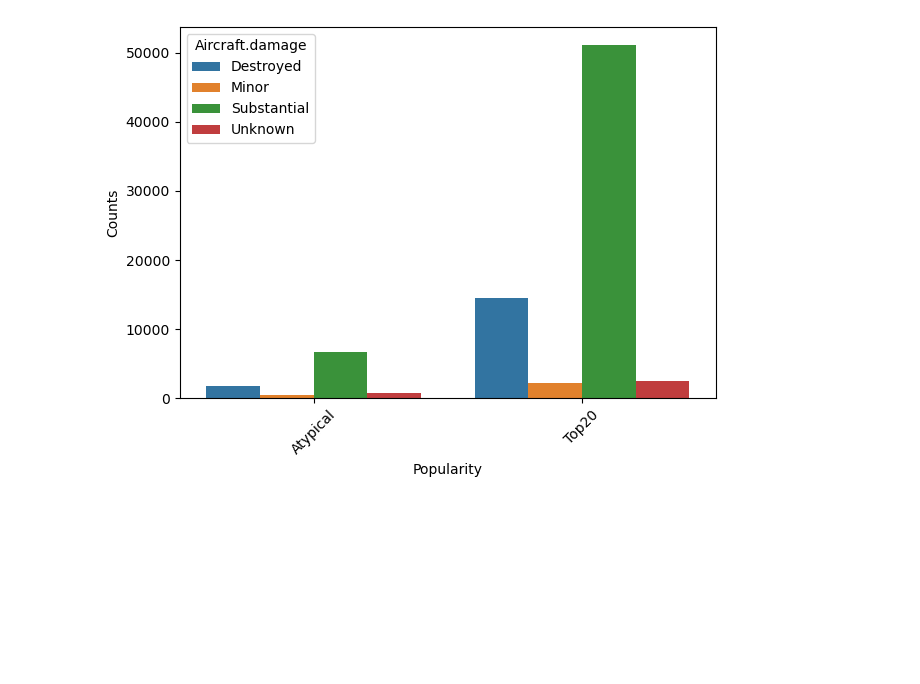
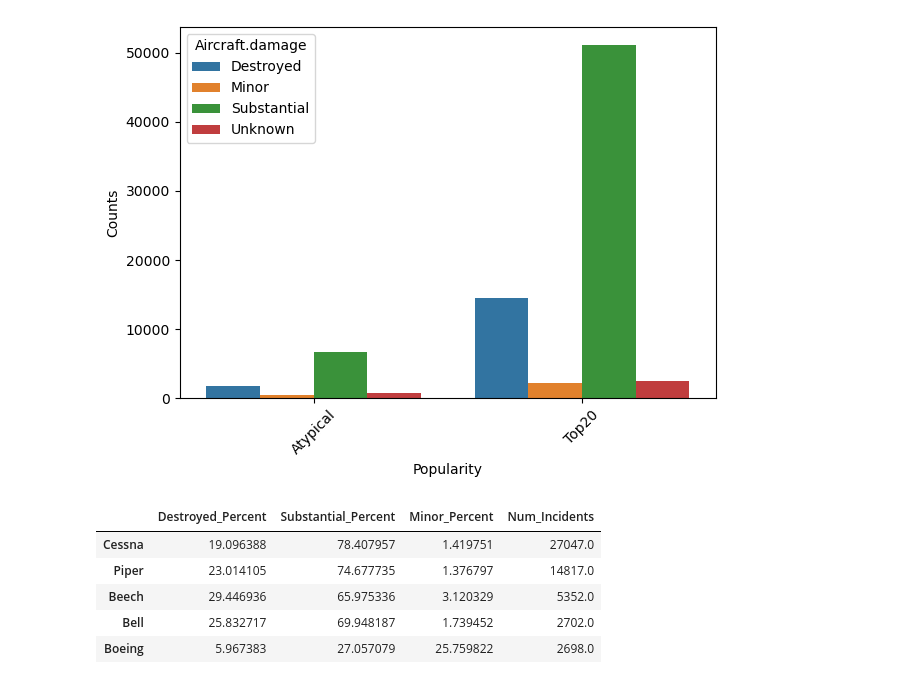
Before and after one commit to torederu/NTSB-Aviation-Analysis, a Jupyter notebook: tem/analysis.ipynb, the cells around one changed output. Cells and saved outputs as stored; diff of their text form; code cells hidden in the pictures; blank space fills up the shorter version.

```diff
--- a/tem/analysis.ipynb
+++ b/tem/analysis.ipynb
@@ -323,20 +325,29 @@ plt.tight_layout()
 # %% [output]
 [figure]
 # %%
-popular_makes = list(df['Make'].value_counts()[:50].index)
+popular_makes = list(df['Make'].value_counts()[:20].index)
 
 make_percentages = pd.DataFrame(columns = ['Destroyed_Percent', 'Substantial_Percent', 'Minor_Percent', 'Num_Incidents'])
 
 for make in popular_makes:
-    make_info = df[df['Make'] == make]['Aircraft.damage'].value_counts(normalize=True) * 100
+    make_info = df[df['Make'] == make]['Aircraft.damage'].value_counts(normalize=True)
+    make_info_p = make_info * 100
 
     if 'Minor' not in make_info.index:
         make_info['Minor'] = 0
+        make_info_p['Minor'] = 0
 
     num_incidents = df['Make'].value_counts()[make]
 
-    make_percentages.loc[make] =[make_info['Destroyed'], make_info['Substantial'], make_info['Minor'], num_incidents]
+    make_percentages.loc[make] =[make_info_p['Destroyed'], make_info_p['Substantial'], make_info_p['Minor'], num_incidents]
 
-make_percentages
+make_percentages.sort_values(by='Num_Incidents', ascending=False).head()
+# %% [output]
+|  | Destroyed_Percent | Substantial_Percent | Minor_Percent | Num_Incidents |
+| Cessna | 19.096388 | 78.407957 | 1.419751 | 27047.0 |
+| Piper | 23.014105 | 74.677735 | 1.376797 | 14817.0 |
+| Beech | 29.446936 | 65.975336 | 3.120329 | 5352.0 |
+| Bell | 25.832717 | 69.948187 | 1.739452 | 2702.0 |
+| Boeing | 5.967383 | 27.057079 | 25.759822 | 2698.0 |
 # %%
 popular_makes = list(df['Make'].value_counts()[:50].index)
```
Also changed, not shown: parts of 5 cells of this notebook.
